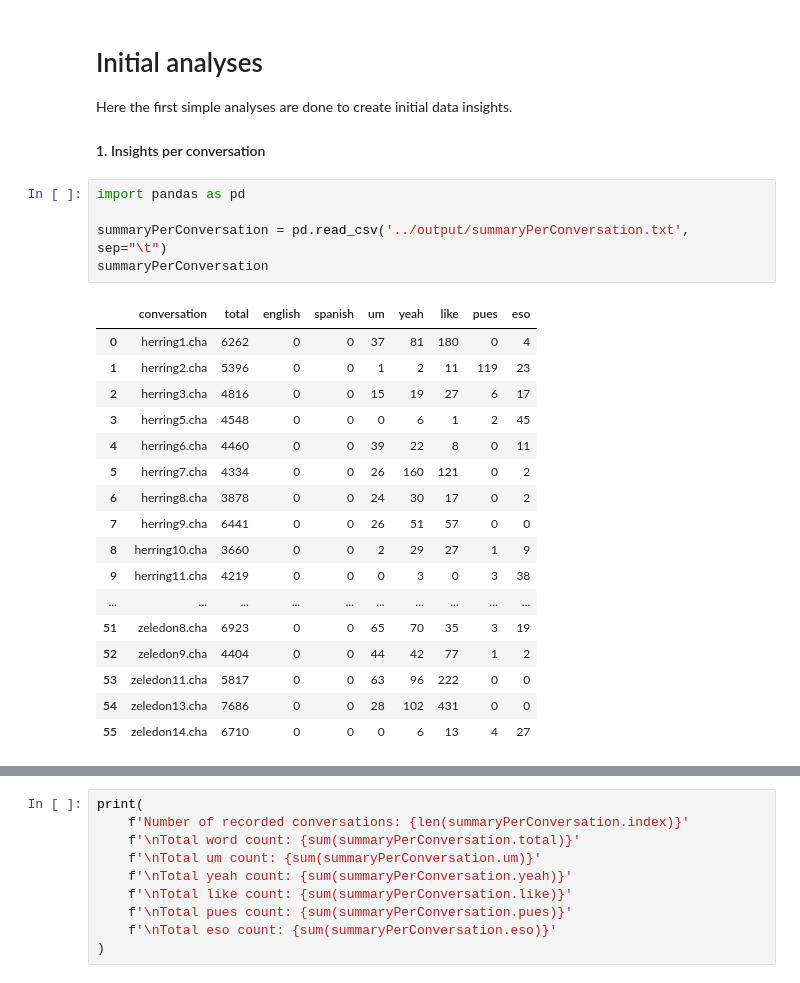
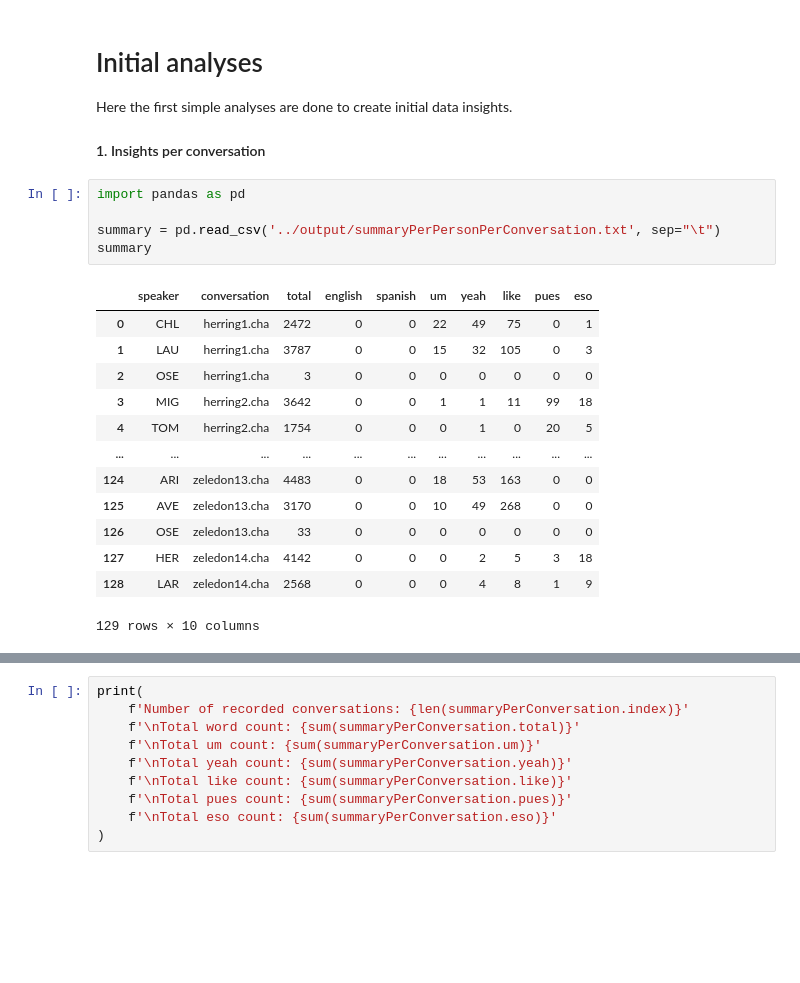
Before and after one commit to loeswerkman/practice, a Jupyter notebook: src/initial_analyses.ipynb, the cells around one changed output, grey strips where cells are left out. Drawn from its saved outputs; the diff is of its cells as text; blank space fills up the shorter version.

Commit message:
Make summary per person per conversation

```diff
--- a/src/initial_analyses.ipynb
+++ b/src/initial_analyses.ipynb
@@ -6,23 +6,19 @@ Here the first simple analyses are done to create initial data insights.
 # %%
 import pandas as pd
 
-summaryPerConversation = pd.read_csv('../output/summaryPerConversation.txt', sep="\t")
-summaryPerConversation
+summary = pd.read_csv('../output/summaryPerPersonPerConversation.txt', sep="\t")
+summary
 # %% [output]
-|  | conversation | total | english | spanish | um | yeah | like | pues | eso |
-| 0 | herring1.cha | 6262 | 0 | 0 | 37 | 81 | 180 | 0 | 4 |
-| 1 | herring2.cha | 5396 | 0 | 0 | 1 | 2 | 11 | 119 | 23 |
-| 2 | herring3.cha | 4816 | 0 | 0 | 15 | 19 | 27 | 6 | 17 |
-| 3 | herring5.cha | 4548 | 0 | 0 | 0 | 6 | 1 | 2 | 45 |
-| 4 | herring6.cha | 4460 | 0 | 0 | 39 | 22 | 8 | 0 | 11 |
-| 5 | herring7.cha | 4334 | 0 | 0 | 26 | 160 | 121 | 0 | 2 |
-| 6 | herring8.cha | 3878 | 0 | 0 | 24 | 30 | 17 | 0 | 2 |
-| 7 | herring9.cha | 6441 | 0 | 0 | 26 | 51 | 57 | 0 | 0 |
-| 8 | herring10.cha | 3660 | 0 | 0 | 2 | 29 | 27 | 1 | 9 |
-| 9 | herring11.cha | 4219 | 0 | 0 | 0 | 3 | 0 | 3 | 38 |
-| ... | ... | ... | ... | ... | ... | ... | ... | ... | ... |
-| 51 | zeledon8.cha | 6923 | 0 | 0 | 65 | 70 | 35 | 3 | 19 |
-| 52 | zeledon9.cha | 4404 | 0 | 0 | 44 | 42 | 77 | 1 | 2 |
-| 53 | zeledon11.cha | 5817 | 0 | 0 | 63 | 96 | 222 | 0 | 0 |
-| 54 | zeledon13.cha | 7686 | 0 | 0 | 28 | 102 | 431 | 0 | 0 |
-| 55 | zeledon14.cha | 6710 | 0 | 0 | 0 | 6 | 13 | 4 | 27 |
+|  | speaker | conversation | total | english | spanish | um | yeah | like | pues | eso |
+| 0 | CHL | herring1.cha | 2472 | 0 | 0 | 22 | 49 | 75 | 0 | 1 |
+| 1 | LAU | herring1.cha | 3787 | 0 | 0 | 15 | 32 | 105 | 0 | 3 |
+| 2 | OSE | herring1.cha | 3 | 0 | 0 | 0 | 0 | 0 | 0 | 0 |
+| 3 | MIG | herring2.cha | 3642 | 0 | 0 | 1 | 1 | 11 | 99 | 18 |
+| 4 | TOM | herring2.cha | 1754 | 0 | 0 | 0 | 1 | 0 | 20 | 5 |
+| ... | ... | ... | ... | ... | ... | ... | ... | ... | ... | ... |
+| 124 | ARI | zeledon13.cha | 4483 | 0 | 0 | 18 | 53 | 163 | 0 | 0 |
+| 125 | AVE | zeledon13.cha | 3170 | 0 | 0 | 10 | 49 | 268 | 0 | 0 |
+| 126 | OSE | zeledon13.cha | 33 | 0 | 0 | 0 | 0 | 0 | 0 | 0 |
+| 127 | HER | zeledon14.cha | 4142 | 0 | 0 | 0 | 2 | 5 | 3 | 18 |
+| 128 | LAR | zeledon14.cha | 2568 | 0 | 0 | 0 | 4 | 8 | 1 | 9 |
+129 rows × 10 columns
```
Also changed, not shown: parts of 6 cells of this notebook, 1 other file.
